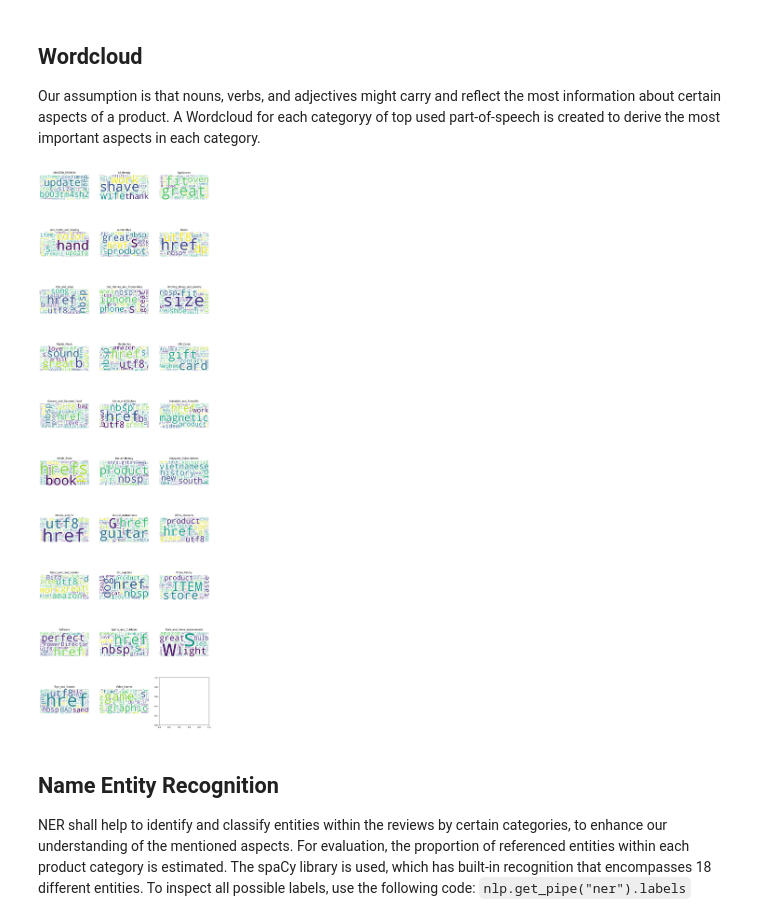
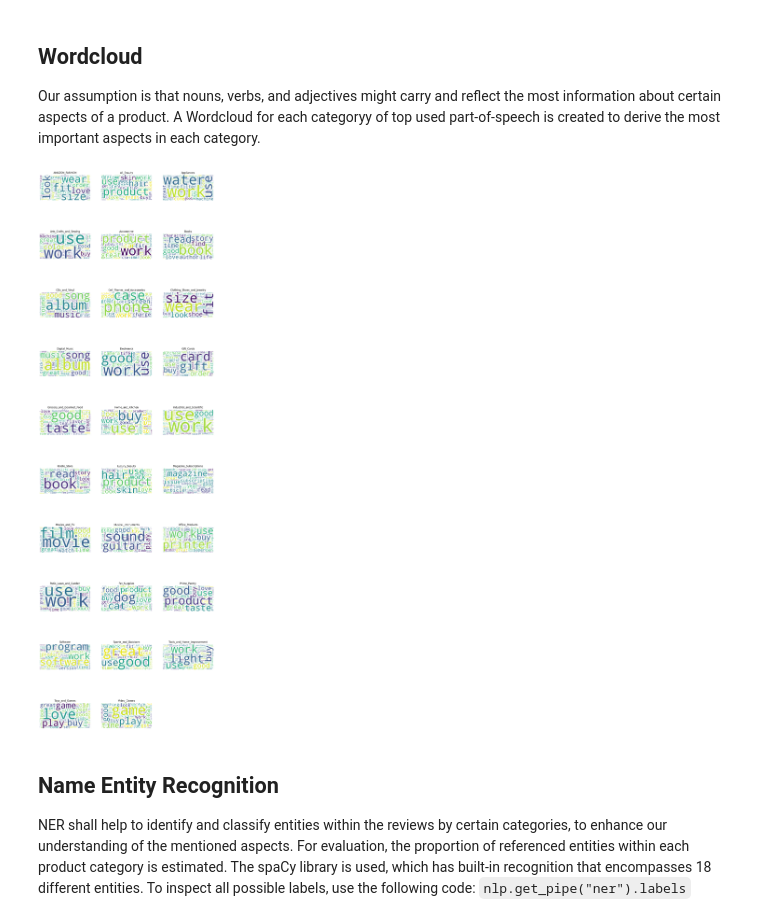
Before and after one commit to mkleinegger/amazon-reviews-sentinent-analysis, a Jupyter notebook: 3.3_analysis.ipynb, the cells around one changed output. Saved outputs shown, nothing was run; the diff lists cells and outputs as text; code cells hidden in the pictures.

```diff
--- a/3.3_analysis.ipynb
+++ b/3.3_analysis.ipynb
@@ -15,7 +15,14 @@ from pyspark.sql.types import StringType, MapType
 
 # Load spaCy's pre-trained model for English
 nlp = spacy.load('en_core_web_md')
-spark = SparkSession.builder.master('local[*]').config("spark.driver.memory", "6g").config("spark.executor.memory", "6g").config("spark.memory.offHeap.enabled","true").config("spark.memory.offHeap.size","20g").getOrCreate()
+spark = SparkSession.builder \
+            .master('local[*]') \
+            .config("spark.driver.memory", "12g") \
+            .config("spark.executor.memory", "12g") \
+            .config("spark.memory.offHeap.enabled", "true") \
+            .config("spark.memory.offHeap.size","24g") \
+            .config("spark.driver.maxResultSize", "24g") \
+            .getOrCreate()
 categories = ['AMAZON_FASHION', 'All_Beauty', 'Appliances' , 'Arts_Crafts_and_Sewing' , 'Automotive', 'Books', 'CDs_and_Vinyl', 'Cell_Phones_and_Accessories', 'Clothing_Shoes_and_Jewelry', 'Digital_Music', 'Electronics', 'Gift_Cards', 'Grocery_and_Gourmet_Food', 'Home_and_Kitchen', 'Industrial_and_Scientific', 'Kindle_Store', 'Luxury_Beauty', 'Magazine_Subscriptions', 'Movies_and_TV', 'Musical_Instruments', 'Office_Products', 'Patio_Lawn_and_Garden', 'Pet_Supplies', 'Prime_Pantry', 'Software', 'Sports_and_Outdoors', 'Tools_and_Home_Improvement', 'Toys_and_Games', 'Video_Games']
 #categories = ['AMAZON_FASHION', 'All_Beauty', 'Appliances' , 'Arts_Crafts_and_Sewing']
 # %% [output]
@@ -32,17 +38,16 @@ def lemmatize_text_spacy(text):
     doc = nlp(text)
     lemmatized_words = [token.lemma_ for token in doc if not token.is_stop]
     return ' '.join(lemmatized_words)
-# Register UDF for lemmatization
-lemmatize_udf = udf(lemmatize_text_spacy, StringType())
 
 
-
-def get_entities_with_counts(text):
+def get_word_counts(text):
     doc = nlp(text)
     word_counter = Counter([token.text for token in doc if token.pos_ in {'NOUN', 'VERB', 'ADJ'}])
     return dict(word_counter)
-# Register UDF for counting NER
-get_entities_with_counts_udf = udf(get_entities_with_counts, MapType(StringType(), StringType()))
+
+# transform to udf method
+lemmatize_udf = udf(lemmatize_text_spacy, StringType())
+get_word_counts_udf = udf(get_word_counts, MapType(StringType(), StringType()))
 # %% [markdown]
 Load reviews and retrieve word counts
 # %%
@@ -148,34 +99,33 @@ Processing Electronics
 ## Wordcloud
 Our assumption is that nouns, verbs, and adjectives might carry and reflect the most information about certain aspects of a product. A Wordcloud for each categoryy of top used part-of-speech is created to derive the most important aspects in each category.
 # %%
-word_counts_by_category
-
 # Plot the WordCloud images for each category
 categories = list(word_counts_by_category.keys())
 num_categories = len(categories)
 plots_per_row = 3
 num_rows = (num_categories + plots_per_row - 1) // plots_per_row  # Ceiling division to calculate rows
 
 fig, axs = plt.subplots(num_rows, plots_per_row, figsize=(15, 5*num_rows))
 
 for i in range(num_rows):
     for j in range(plots_per_row):
         index = i * plots_per_row + j
         if index < num_categories:
             category = categories[index]
             word_counter = word_counts_by_category[category]
 
-            wordcloud_text = " ".join(word for word in word_counter.keys())
-
-            wordcloud = WordCloud(width=400, height=200, background_color='white').generate(wordcloud_text)
+            wordcloud = WordCloud(width=400, height=200, background_color='white').generate_from_frequencies(word_counts_by_category[category])
 
             axs[i, j].imshow(wordcloud, interpolation='bilinear')
             axs[i, j].set_title(category)
             axs[i, j].axis('off')
+        else:
+            # remove unused plots
+            fig.delaxes(axs[i, j])
 
 plt.show()
 # %% [output]
-[figure, old version]
+[figure, new version]
 # %% [markdown]
 ## Name Entity Recognition
 NER shall help to identify and classify entities within the reviews by certain categories, to enhance our understanding of the mentioned aspects.
```
Also changed, not shown: parts of 4 cells of this notebook.
